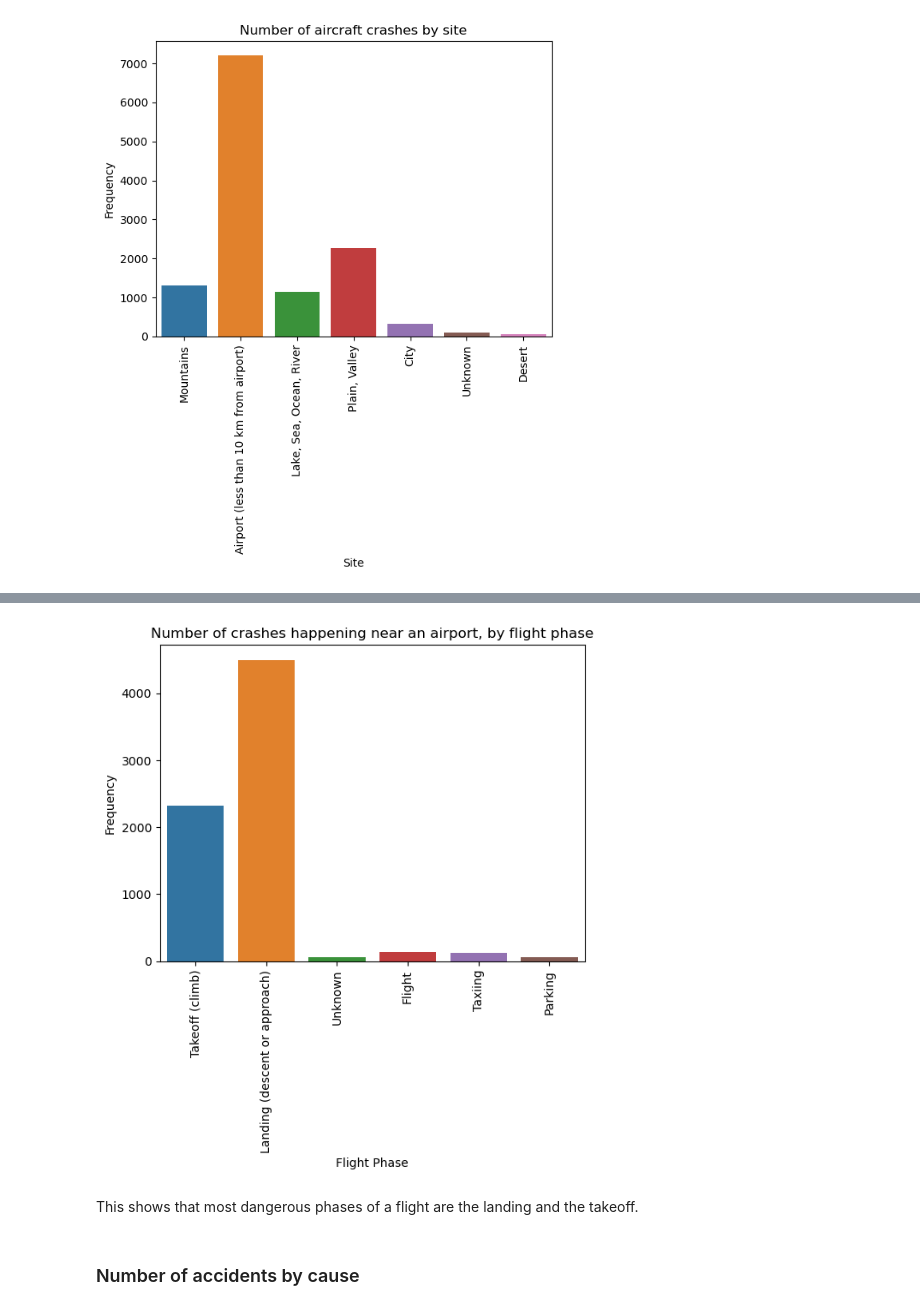
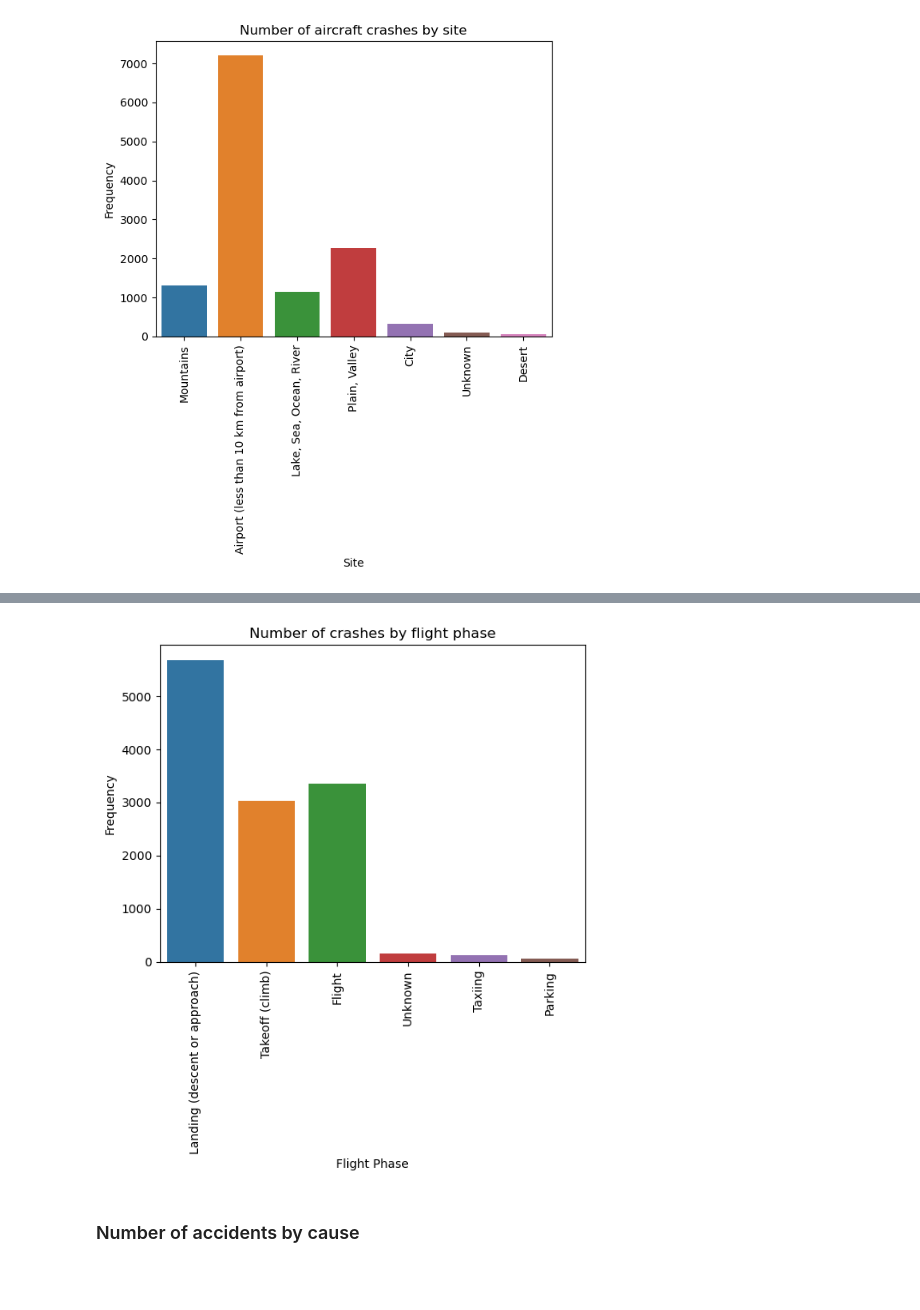
Before and after one commit to nadpierre/aircraft-crashes-clustering-project, a Jupyter notebook: data_analysis.ipynb, the cells around one changed output, grey strips where cells are left out. Saved outputs shown, nothing was run; the diff lists cells and outputs as text; code cells hidden in the pictures; blank space fills up the shorter version.

```diff
--- a/data_analysis.ipynb
+++ b/data_analysis.ipynb
@@ -111,14 +113,12 @@ Name: count, dtype: int64
 # %%
 # Visualization
-ax = sns.countplot(data=airport, x='flight_phase', hue='flight_phase')
+ax = sns.countplot(data=df, x='flight_phase', hue='flight_phase')
 ax.tick_params(axis='x', rotation=90)
-ax.set_title('Number of crashes happening near an airport, by flight phase')
+ax.set_title('Number of crashes by flight phase')
 ax.set_xlabel('Flight Phase')
 ax.set_ylabel('Frequency');
 # %% [output]
-[figure, old version]
+[figure, new version]
-# %% [markdown]
-This shows that most dangerous phases of a flight are the landing and the takeoff.
 # %% [markdown]
 ### Number of accidents by cause
 # %%
```
Also changed, not shown: parts of 7 cells of this notebook, 1 other file.
